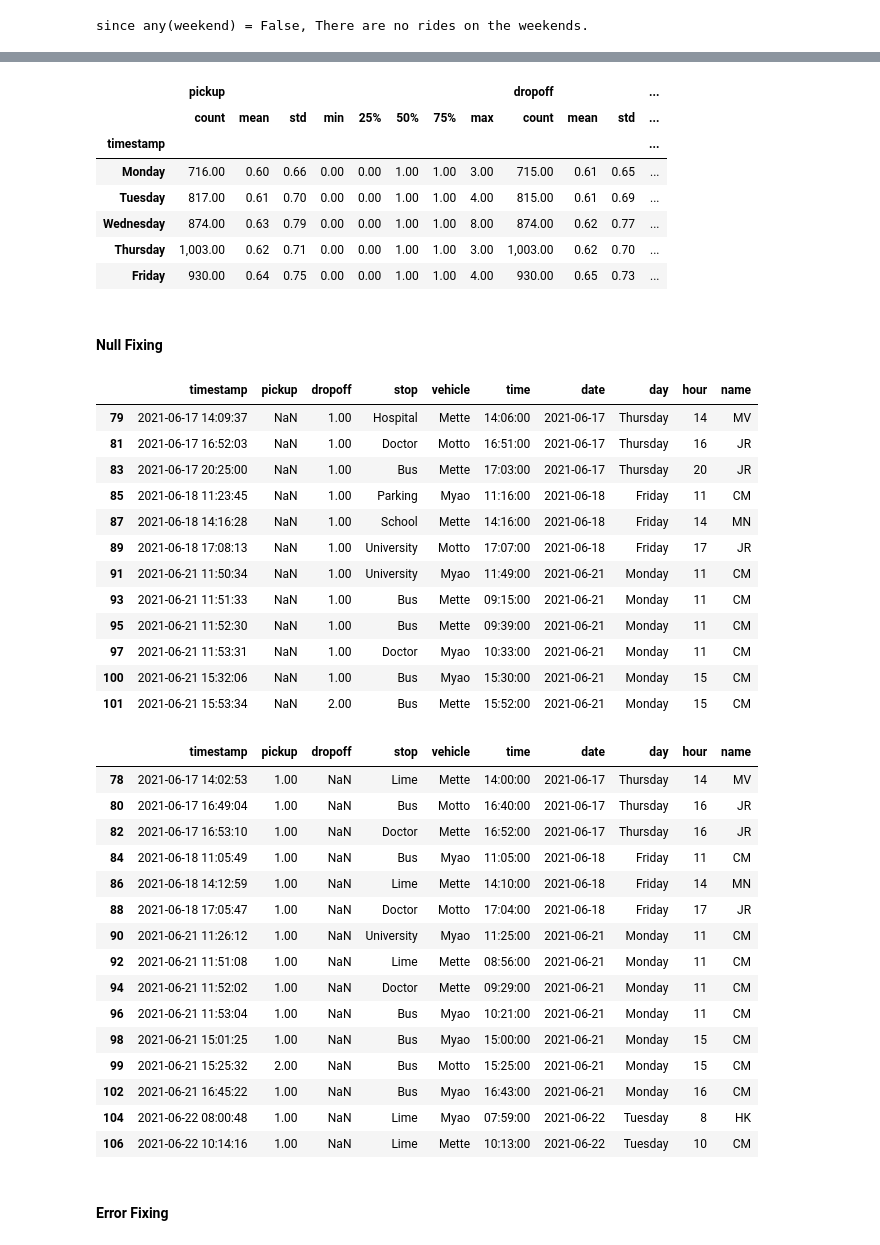
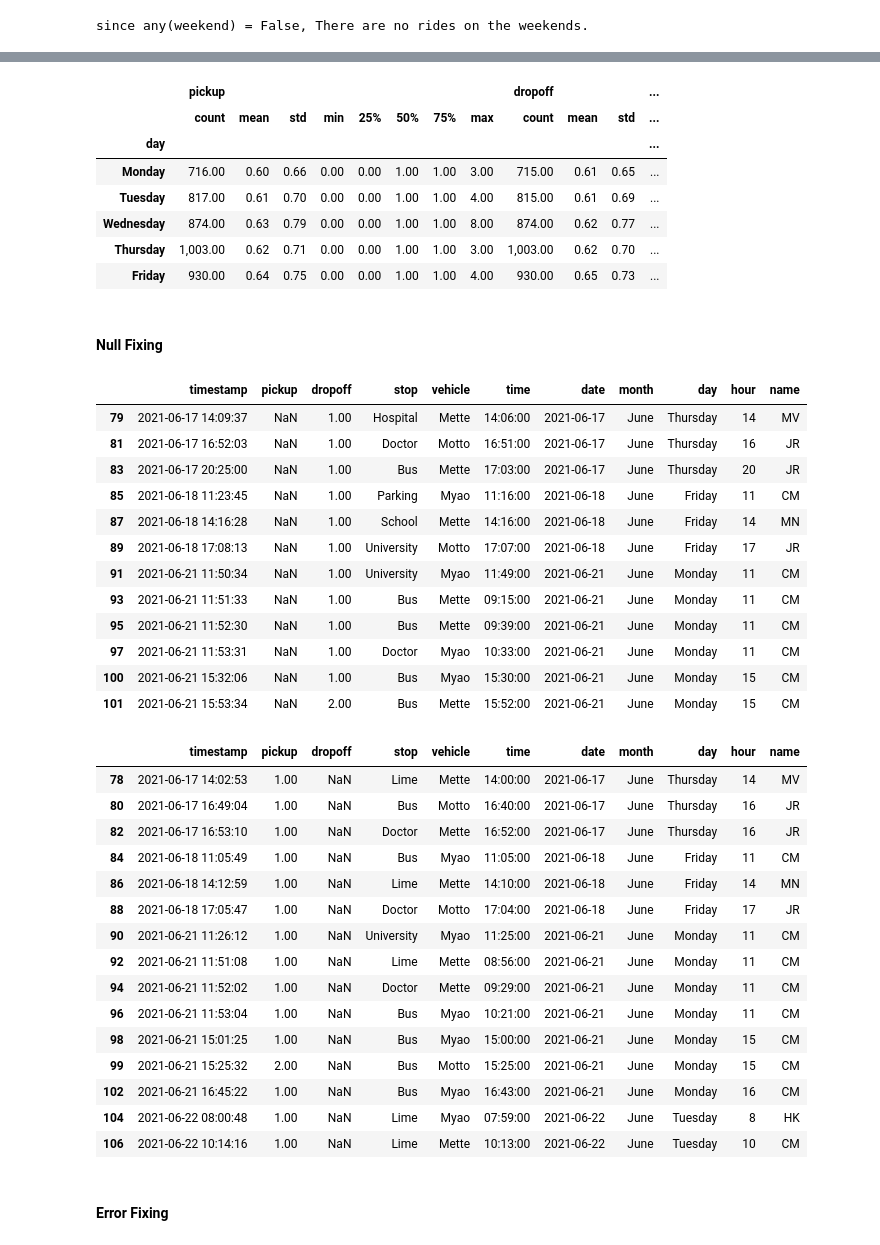
Before and after one commit to jrosilam/MayMobility_TakeHome, a Jupyter notebook: takehome_test.ipynb, the cells around one changed output, grey strips where cells are left out. Saved outputs shown, nothing was run; the diff lists cells and outputs as text; code cells hidden in the pictures.

```diff
--- a/takehome_test.ipynb
+++ b/takehome_test.ipynb
@@ -250,3 +254,6 @@ dtype: object
+# %%
+# add Months for QoL
+ridership_df.insert(ridership_df.columns.get_loc("name"),"month",ridership_df["timestamp"].dt.month_name().astype("category"))
 # %%
 # add days of the week for QoL
 day_number = ridership_df["timestamp"].dt.weekday
@@ -278,0 +277,8 @@ ridership_df.head()
+# %%
+# order days and months for categorical data
+months_ordered = ['January', 'February', 'March', 'April', 'May', 'June', 'July', 'August', 'September', 'October', 'November', 'December']
+days_ordered = ['Monday', 'Tuesday', 'Wednesday', 'Thursday', 'Friday', 'Saturday', 'Sunday']
+
+ridership_df["month"] = pd.Categorical(ridership_df["month"], categories=months_ordered, ordered=True)
+ridership_df["day"]   = pd.Categorical(ridership_df["day"], categories=days_ordered, ordered=True)
+ridership_df["hour"]  = pd.Categorical(ridership_df["hour"], ordered=True)
@@ -279,12 +295,11 @@ ridership_df.head()
 # %%
 # days of the week stats
-days_of_the_week = ['Monday', 'Tuesday', 'Wednesday', 'Thursday', 'Friday', 'Saturday', 'Sunday'] # re-cat for starting on monday....
-ridership_stats_days = ridership_df[["pickup","dropoff"]].groupby(ridership_df["timestamp"].dt.day_name()).describe().reindex(days_of_the_week).dropna()
+ridership_stats_days = ridership_df[["pickup","dropoff"]].groupby(ridership_df["day"]).describe().dropna()
 ridership_stats_days
 # %% [output]
 |  | pickup |  |  |  |  |  |  |  | dropoff |  |  | ... |
 |  | count | mean | std | min | 25% | 50% | 75% | max | count | mean | std | ... |
-| timestamp |  |  |  |  |  |  |  |  |  |  |  | ... |
+| day |  |  |  |  |  |  |  |  |  |  |  | ... |
 | Monday | 716.00 | 0.60 | 0.66 | 0.00 | 0.00 | 1.00 | 1.00 | 3.00 | 715.00 | 0.61 | 0.65 | ... |
 | Tuesday | 817.00 | 0.61 | 0.70 | 0.00 | 0.00 | 1.00 | 1.00 | 4.00 | 815.00 | 0.61 | 0.69 | ... |
 | Wednesday | 874.00 | 0.63 | 0.79 | 0.00 | 0.00 | 1.00 | 1.00 | 8.00 | 874.00 | 0.62 | 0.77 | ... |
@@ -297,40 +312,40 @@ ridership_stats_days
 null_ridership_pickup = ridership_df[ridership_df["pickup"].isnull()]
 null_ridership_pickup
 # %% [output]
-|  | timestamp | pickup | dropoff | stop | vehicle | time | date | day | hour | name |
-| 79 | 2021-06-17 14:09:37 | NaN | 1.00 | Hospital | Mette | 14:06:00 | 2021-06-17 | Thursday | 14 | MV |
-| 81 | 2021-06-17 16:52:03 | NaN | 1.00 | Doctor | Motto | 16:51:00 | 2021-06-17 | Thursday | 16 | JR |
-| 83 | 2021-06-17 20:25:00 | NaN | 1.00 | Bus | Mette | 17:03:00 | 2021-06-17 | Thursday | 20 | JR |
-| 85 | 2021-06-18 11:23:45 | NaN | 1.00 | Parking | Myao | 11:16:00 | 2021-06-18 | Friday | 11 | CM |
-| 87 | 2021-06-18 14:16:28 | NaN | 1.00 | School | Mette | 14:16:00 | 2021-06-18 | Friday | 14 | MN |
-| 89 | 2021-06-18 17:08:13 | NaN | 1.00 | University | Motto | 17:07:00 | 2021-06-18 | Friday | 17 | JR |
-| 91 | 2021-06-21 11:50:34 | NaN | 1.00 | University | Myao | 11:49:00 | 2021-06-21 | Monday | 11 | CM |
-| 93 | 2021-06-21 11:51:33 | NaN | 1.00 | Bus | Mette | 09:15:00 | 2021-06-21 | Monday | 11 | CM |
-| 95 | 2021-06-21 11:52:30 | NaN | 1.00 | Bus | Mette | 09:39:00 | 2021-06-21 | Monday | 11 | CM |
-| 97 | 2021-06-21 11:53:31 | NaN | 1.00 | Doctor | Myao | 10:33:00 | 2021-06-21 | Monday | 11 | CM |
-| 100 | 2021-06-21 15:32:06 | NaN | 1.00 | Bus | Myao | 15:30:00 | 2021-06-21 | Monday | 15 | CM |
-| 101 | 2021-06-21 15:53:34 | NaN | 2.00 | Bus | Mette | 15:52:00 | 2021-06-21 | Monday | 15 | CM |
+|  | timestamp | pickup | dropoff | stop | vehicle | time | date | month | day | hour | name |
+| 79 | 2021-06-17 14:09:37 | NaN | 1.00 | Hospital | Mette | 14:06:00 | 2021-06-17 | June | Thursday | 14 | MV |
+| 81 | 2021-06-17 16:52:03 | NaN | 1.00 | Doctor | Motto | 16:51:00 | 2021-06-17 | June | Thursday | 16 | JR |
+| 83 | 2021-06-17 20:25:00 | NaN | 1.00 | Bus | Mette | 17:03:00 | 2021-06-17 | June | Thursday | 20 | JR |
+| 85 | 2021-06-18 11:23:45 | NaN | 1.00 | Parking | Myao | 11:16:00 | 2021-06-18 | June | Friday | 11 | CM |
+| 87 | 2021-06-18 14:16:28 | NaN | 1.00 | School | Mette | 14:16:00 | 2021-06-18 | June | Friday | 14 | MN |
+| 89 | 2021-06-18 17:08:13 | NaN | 1.00 | University | Motto | 17:07:00 | 2021-06-18 | June | Friday | 17 | JR |
+| 91 | 2021-06-21 11:50:34 | NaN | 1.00 | University | Myao | 11:49:00 | 2021-06-21 | June | Monday | 11 | CM |
+| 93 | 2021-06-21 11:51:33 | NaN | 1.00 | Bus | Mette | 09:15:00 | 2021-06-21 | June | Monday | 11 | CM |
+| 95 | 2021-06-21 11:52:30 | NaN | 1.00 | Bus | Mette | 09:39:00 | 2021-06-21 | June | Monday | 11 | CM |
+| 97 | 2021-06-21 11:53:31 | NaN | 1.00 | Doctor | Myao | 10:33:00 | 2021-06-21 | June | Monday | 11 | CM |
+| 100 | 2021-06-21 15:32:06 | NaN | 1.00 | Bus | Myao | 15:30:00 | 2021-06-21 | June | Monday | 15 | CM |
+| 101 | 2021-06-21 15:53:34 | NaN | 2.00 | Bus | Mette | 15:52:00 | 2021-06-21 | June | Monday | 15 | CM |
 # %%
 # inspect missing data from pickups
 null_ridership_dropoff = ridership_df[ridership_df["dropoff"].isnull()]
 null_ridership_dropoff
 # %% [output]
-|  | timestamp | pickup | dropoff | stop | vehicle | time | date | day | hour | name |
-| 78 | 2021-06-17 14:02:53 | 1.00 | NaN | Lime | Mette | 14:00:00 | 2021-06-17 | Thursday | 14 | MV |
-| 80 | 2021-06-17 16:49:04 | 1.00 | NaN | Bus | Motto | 16:40:00 | 2021-06-17 | Thursday | 16 | JR |
-| 82 | 2021-06-17 16:53:10 | 1.00 | NaN | Doctor | Mette | 16:52:00 | 2021-06-17 | Thursday | 16 | JR |
-| 84 | 2021-06-18 11:05:49 | 1.00 | NaN | Bus | Myao | 11:05:00 | 2021-06-18 | Friday | 11 | CM |
-| 86 | 2021-06-18 14:12:59 | 1.00 | NaN | Lime | Mette | 14:10:00 | 2021-06-18 | Friday | 14 | MN |
-| 88 | 2021-06-18 17:05:47 | 1.00 | NaN | Doctor | Motto | 17:04:00 | 2021-06-18 | Friday | 17 | JR |
-| 90 | 2021-06-21 11:26:12 | 1.00 | NaN | University | Myao | 11:25:00 | 2021-06-21 | Monday | 11 | CM |
-| 92 | 2021-06-21 11:51:08 | 1.00 | NaN | Lime | Mette | 08:56:00 | 2021-06-21 | Monday | 11 | CM |
-| 94 | 2021-06-21 11:52:02 | 1.00 | NaN | Doctor | Mette | 09:29:00 | 2021-06-21 | Monday | 11 | CM |
-| 96 | 2021-06-21 11:53:04 | 1.00 | NaN | Bus | Myao | 10:21:00 | 2021-06-21 | Monday | 11 | CM |
-| 98 | 2021-06-21 15:01:25 | 1.00 | NaN | Bus | Myao | 15:00:00 | 2021-06-21 | Monday | 15 | CM |
-| 99 | 2021-06-21 15:25:32 | 2.00 | NaN | Bus | Motto | 15:25:00 | 2021-06-21 | Monday | 15 | CM |
-| 102 | 2021-06-21 16:45:22 | 1.00 | NaN | Bus | Myao | 16:43:00 | 2021-06-21 | Monday | 16 | CM |
-| 104 | 2021-06-22 08:00:48 | 1.00 | NaN | Lime | Myao | 07:59:00 | 2021-06-22 | Tuesday | 8 | HK |
-| 106 | 2021-06-22 10:14:16 | 1.00 | NaN | Lime | Mette | 10:13:00 | 2021-06-22 | Tuesday | 10 | CM |
+|  | timestamp | pickup | dropoff | stop | vehicle | time | date | month | day | hour | name |
+| 78 | 2021-06-17 14:02:53 | 1.00 | NaN | Lime | Mette | 14:00:00 | 2021-06-17 | June | Thursday | 14 | MV |
+| 80 | 2021-06-17 16:49:04 | 1.00 | NaN | Bus | Motto | 16:40:00 | 2021-06-17 | June | Thursday | 16 | JR |
+| 82 | 2021-06-17 16:53:10 | 1.00 | NaN | Doctor | Mette | 16:52:00 | 2021-06-17 | June | Thursday | 16 | JR |
+| 84 | 2021-06-18 11:05:49 | 1.00 | NaN | Bus | Myao | 11:05:00 | 2021-06-18 | June | Friday | 11 | CM |
+| 86 | 2021-06-18 14:12:59 | 1.00 | NaN | Lime | Mette | 14:10:00 | 2021-06-18 | June | Friday | 14 | MN |
+| 88 | 2021-06-18 17:05:47 | 1.00 | NaN | Doctor | Motto | 17:04:00 | 2021-06-18 | June | Friday | 17 | JR |
+| 90 | 2021-06-21 11:26:12 | 1.00 | NaN | University | Myao | 11:25:00 | 2021-06-21 | June | Monday | 11 | CM |
+| 92 | 2021-06-21 11:51:08 | 1.00 | NaN | Lime | Mette | 08:56:00 | 2021-06-21 | June | Monday | 11 | CM |
+| 94 | 2021-06-21 11:52:02 | 1.00 | NaN | Doctor | Mette | 09:29:00 | 2021-06-21 | June | Monday | 11 | CM |
+| 96 | 2021-06-21 11:53:04 | 1.00 | NaN | Bus | Myao | 10:21:00 | 2021-06-21 | June | Monday | 11 | CM |
+| 98 | 2021-06-21 15:01:25 | 1.00 | NaN | Bus | Myao | 15:00:00 | 2021-06-21 | June | Monday | 15 | CM |
+| 99 | 2021-06-21 15:25:32 | 2.00 | NaN | Bus | Motto | 15:25:00 | 2021-06-21 | June | Monday | 15 | CM |
+| 102 | 2021-06-21 16:45:22 | 1.00 | NaN | Bus | Myao | 16:43:00 | 2021-06-21 | June | Monday | 16 | CM |
+| 104 | 2021-06-22 08:00:48 | 1.00 | NaN | Lime | Myao | 07:59:00 | 2021-06-22 | June | Tuesday | 8 | HK |
+| 106 | 2021-06-22 10:14:16 | 1.00 | NaN | Lime | Mette | 10:13:00 | 2021-06-22 | June | Tuesday | 10 | CM |
 # %% [markdown]
 #### Error Fixing
 # %%
```
Also changed, not shown: parts of 42 cells of this notebook.
